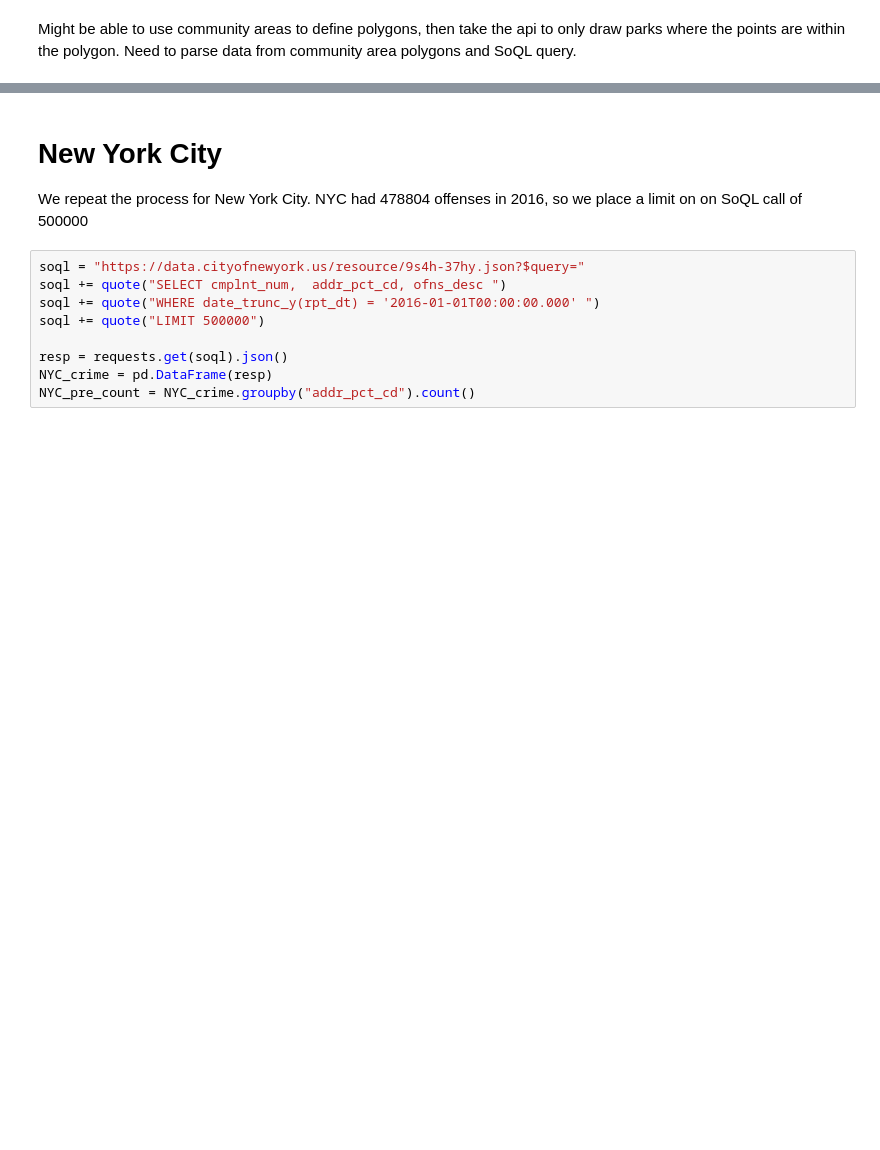
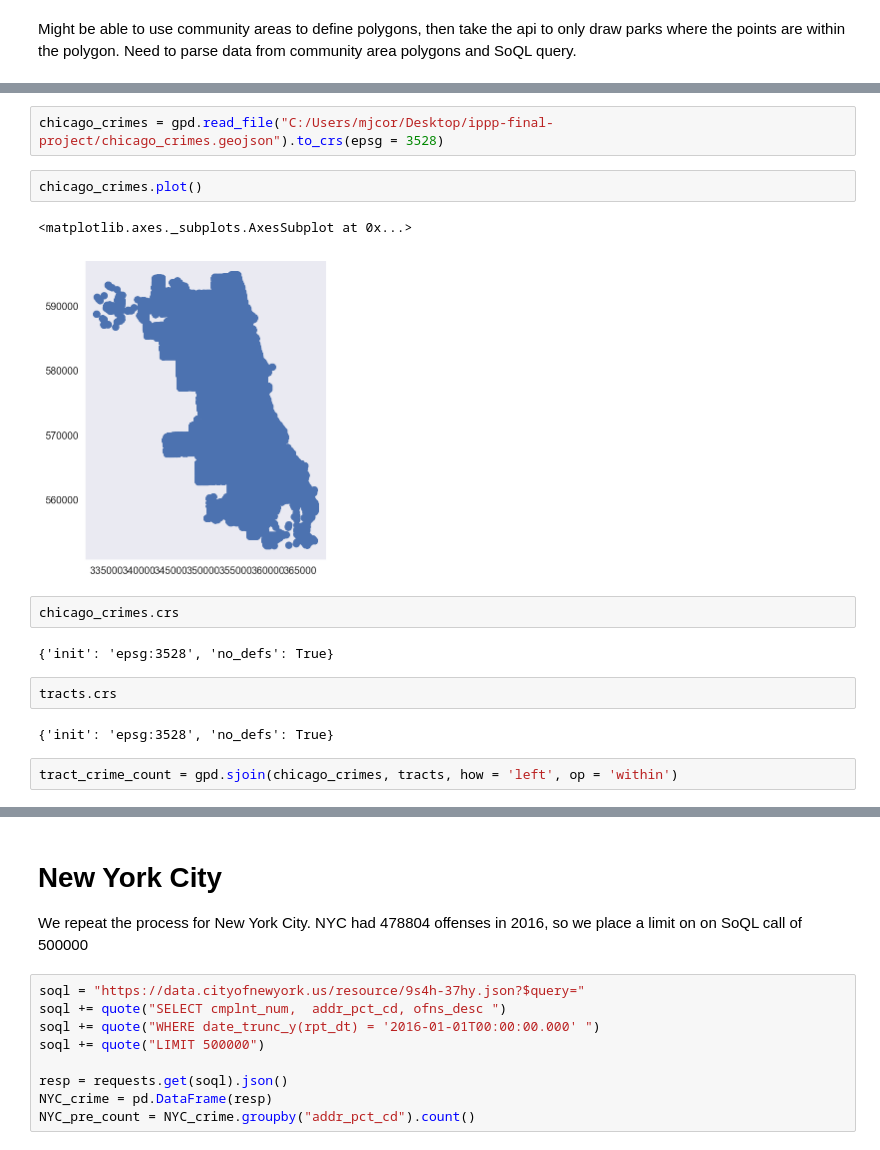
Before and after one commit to mrjacobson/ippp-final-project, a Jupyter notebook: Final Project.ipynb, the cells around one changed output, grey strips where cells are left out. Drawn from its saved outputs; the diff is of its cells as text; blank space fills up the shorter version.

```diff
--- a/Final Project.ipynb
+++ b/Final Project.ipynb
@@ -220,0 +207,17 @@ Might be able to use community areas to define polygons, then take the api to on
+# %%
+chicago_crimes = gpd.read_file("C:/Users/mjcor/Desktop/ippp-final-project/chicago_crimes.geojson").to_crs(epsg = 3528)
+# %%
+chicago_crimes.plot()
+# %% [output]
+<matplotlib.axes._subplots.AxesSubplot at 0x...>
+[figure, added]
+# %%
+chicago_crimes.crs
+# %% [output]
+{'init': 'epsg:3528', 'no_defs': True}
+# %%
+tracts.crs
+# %% [output]
+{'init': 'epsg:3528', 'no_defs': True}
+# %%
+tract_crime_count = gpd.sjoin(chicago_crimes, tracts, how = 'left', op = 'within')
```
Also changed, not shown: parts of 53 cells of this notebook, 3 other files.
